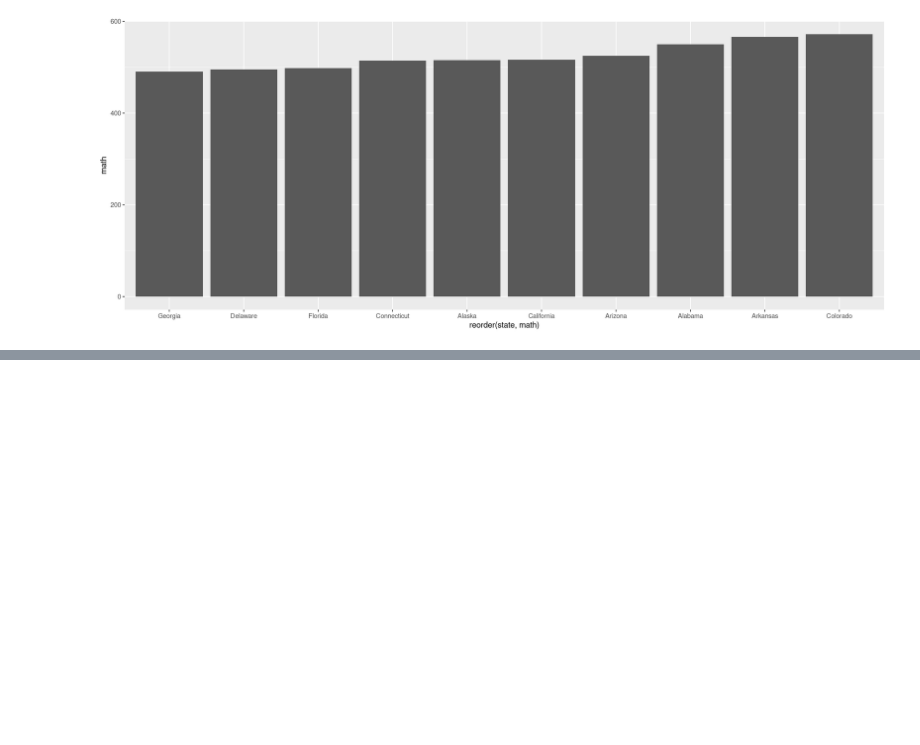
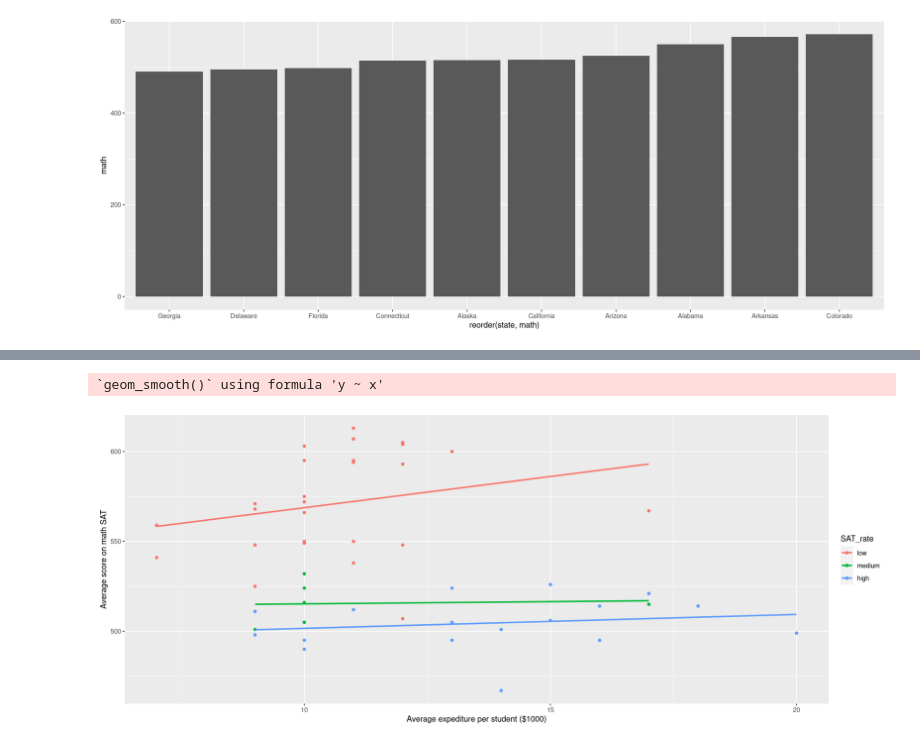
Before and after one commit to igoandrade/r_learning, a Jupyter notebook: modern_dsr/chap_03/chap_03.ipynb, the cells around one changed output, grey strips where cells are left out. Cells and saved outputs as stored; diff of their text form; code cells hidden in the pictures; blank space fills up the shorter version.

Commit message:
Chap 03 - Caninical Graphics

```diff
--- a/modern_dsr/chap_03/chap_03.ipynb
+++ b/modern_dsr/chap_03/chap_03.ipynb
@@ -146,0 +161,4 @@ ggplot(data = head(SAT_2010, 10), aes(x = reorder(state, math), y = math)) + geo
+# %%
+SAT_2010 <- SAT_2010 %>%
+    mutate(SAT_rate = cut(sat_pct, breaks = c(0, 30, 60, 100), labels = c('low', 'medium', 'high')))
+head(SAT_2010)
@@ -146,0 +175,11 @@ ggplot(data = head(SAT_2010, 10), aes(x = reorder(state, math), y = math)) + geo
+# %%
+g <- ggplot(data = SAT_2010, aes(x = expenditure, y = math)) + geom_point()
+# %%
+g <- g + geom_smooth(method = "lm", se = 0) +
+    xlab("Average expediture per student ($1000)") +
+    ylab("Average score on math SAT")
+# %%
+g + aes(color = SAT_rate)
+# %% [output]
+`geom_smooth()` using formula 'y ~ x'
+[figure, added]
```
Also changed, not shown: parts of 17 cells of this notebook.
